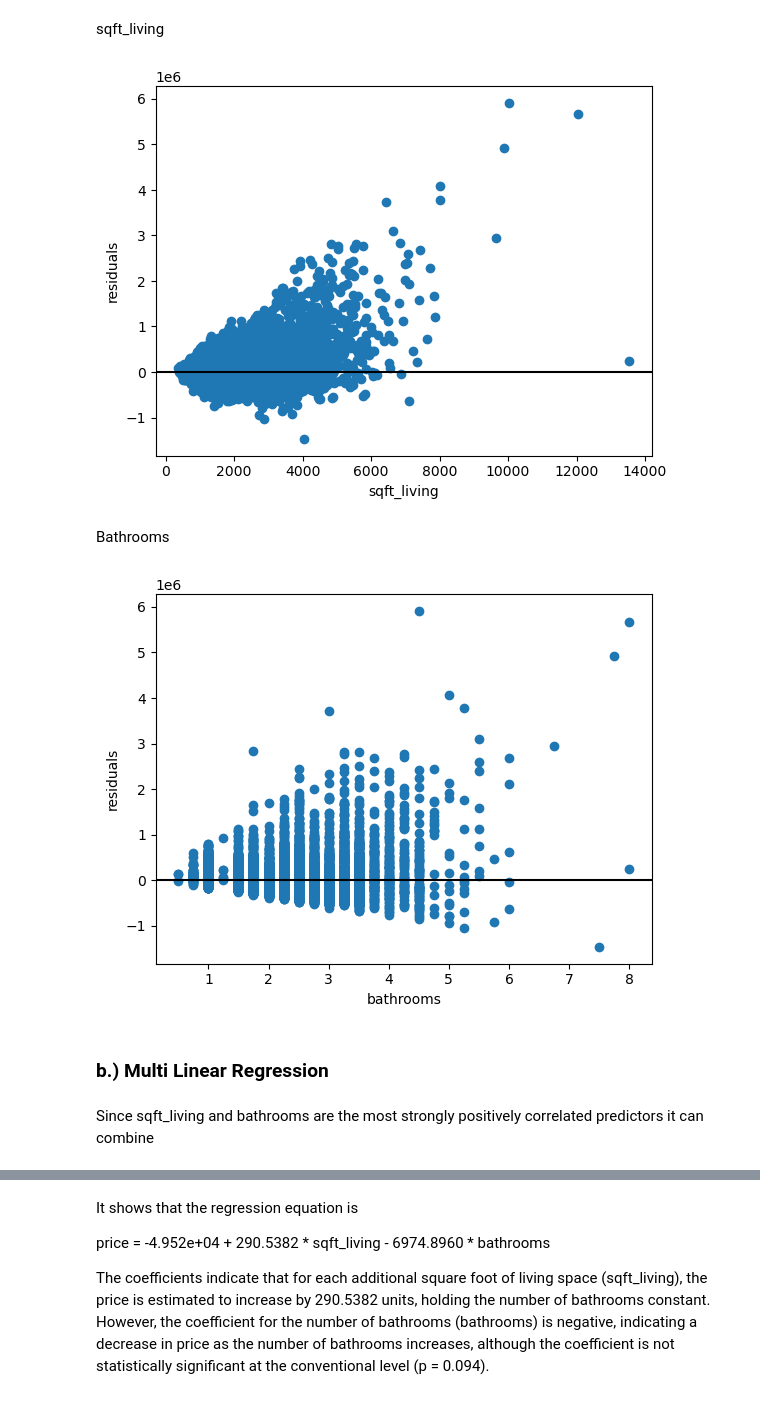
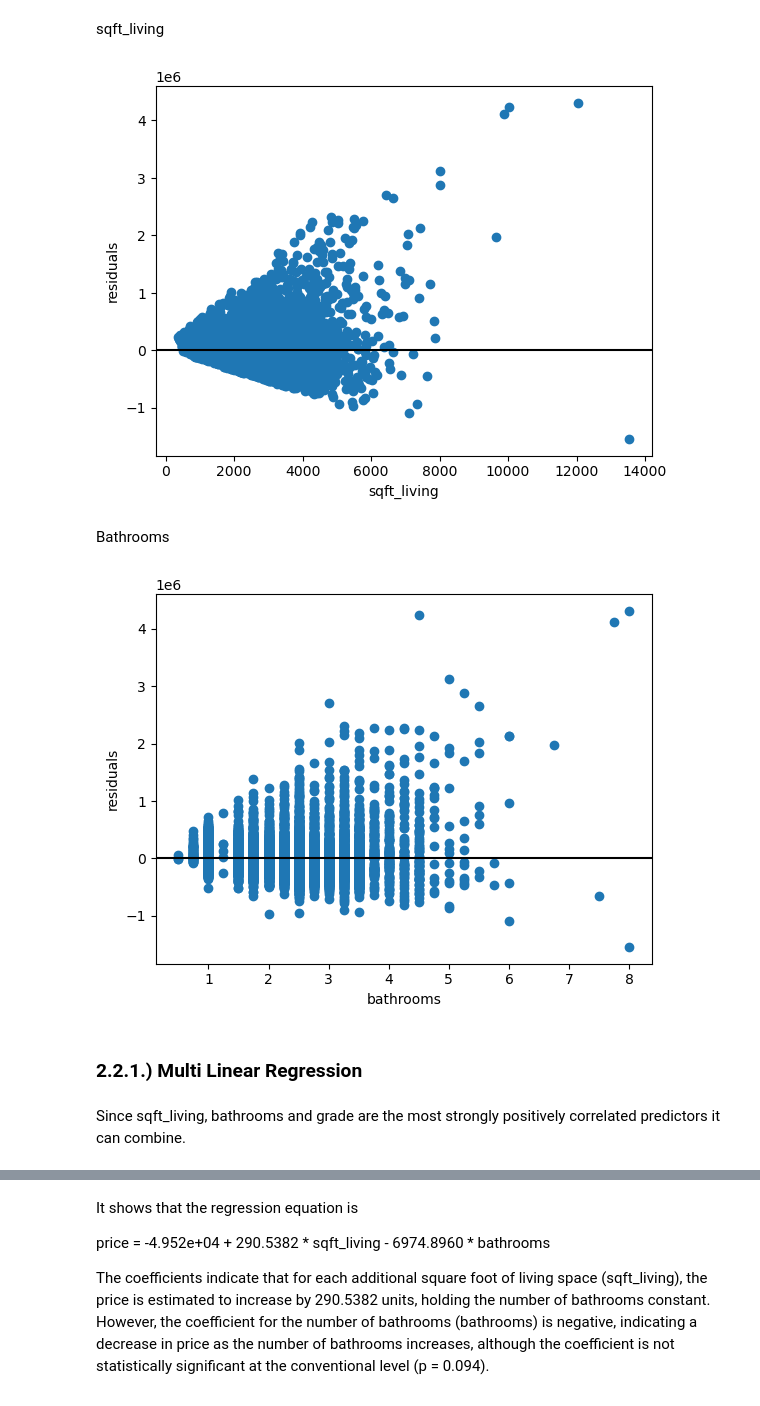
Before and after one commit to raphiqi/Real-Estate-Analysis-, a Jupyter notebook: Project 2.ipynb, the cells around one changed output, grey strips where cells are left out. Saved outputs shown, nothing was run; the diff lists cells and outputs as text; code cells hidden in the pictures.

```diff
--- a/Project 2.ipynb
+++ b/Project 2.ipynb
@@ -560,3 +557,6 @@ yr_built             0.049345
 condition_encoded    0.032773
 id                  -0.015183
 Name: price, dtype: float64
+# %%
+data_subset = data[["price", "sqft_living", "grade_encoded", "bathrooms", "bedrooms", "waterfront"]].copy()
+data_subset
@@ -567,8 +581,8 @@ data.plot.scatter(x='bathrooms', y='price');
 # %% [output]
 [figure]
 # %%
-y = data["price"]
-X_baseline = data[["bathrooms"]]
+y = data_subset["price"]
+X_baseline = data_subset[["bathrooms"]]
 # %%
 baseline_model = sm.OLS(y, sm.add_constant(X_baseline))
 baseline_results = baseline_model.fit()
@@ -599,8 +613,8 @@ data.plot.scatter(x='sqft_living', y='price');
 # %% [output]
 [figure]
 # %%
-y = data["price"]
-X_baseline = data[["sqft_living"]]
+y = data_subset["price"]
+X_baseline = data_subset[["sqft_living"]]
 # %%
 baseline_model = sm.OLS(y, sm.add_constant(X_baseline))
 baseline_results = baseline_model.fit()
@@ -655,3 +664,0 @@ Bathrooms
-# %%
-sm.graphics.plot_fit(baseline_results, "bathrooms")
-plt.show()
@@ -691,12 +698,12 @@ sqft_living
 # %%
 fig, ax = plt.subplots()
 
-ax.scatter(data["sqft_living"], baseline_results.resid)
+ax.scatter(data_subset["sqft_living"], baseline_results.resid)
 ax.axhline(y=0, color="black")
 ax.set_xlabel("sqft_living")
 ax.set_ylabel("residuals");
 # %% [output]
-[figure, old version]
+[figure, new version]
 # %% [markdown]
 Bathrooms
 # %%
@@ -707,9 +714,9 @@ ax.axhline(y=0, color="black")
 ax.set_xlabel("bathrooms")
 ax.set_ylabel("residuals");
 # %% [output]
-[figure, old version]
+[figure, new version]
 # %% [markdown]
-### b.) Multi Linear Regression
+### 2.2.1.) Multi Linear Regression
 # %% [markdown]
-Since sqft_living and bathrooms are the most strongly positively correlated predictors it can combine
+Since sqft_living, bathrooms and grade are the most strongly positively correlated predictors it can combine.
 # %%
```
Also changed, not shown: parts of 42 cells of this notebook.
